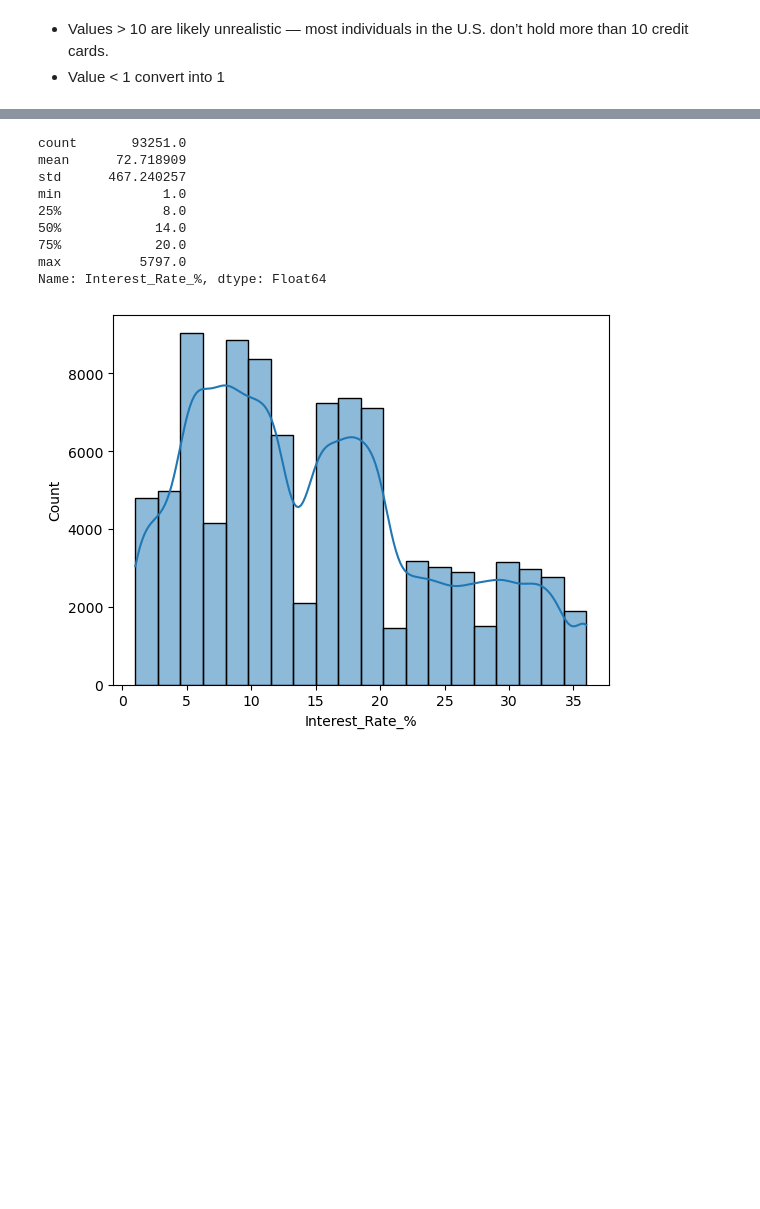
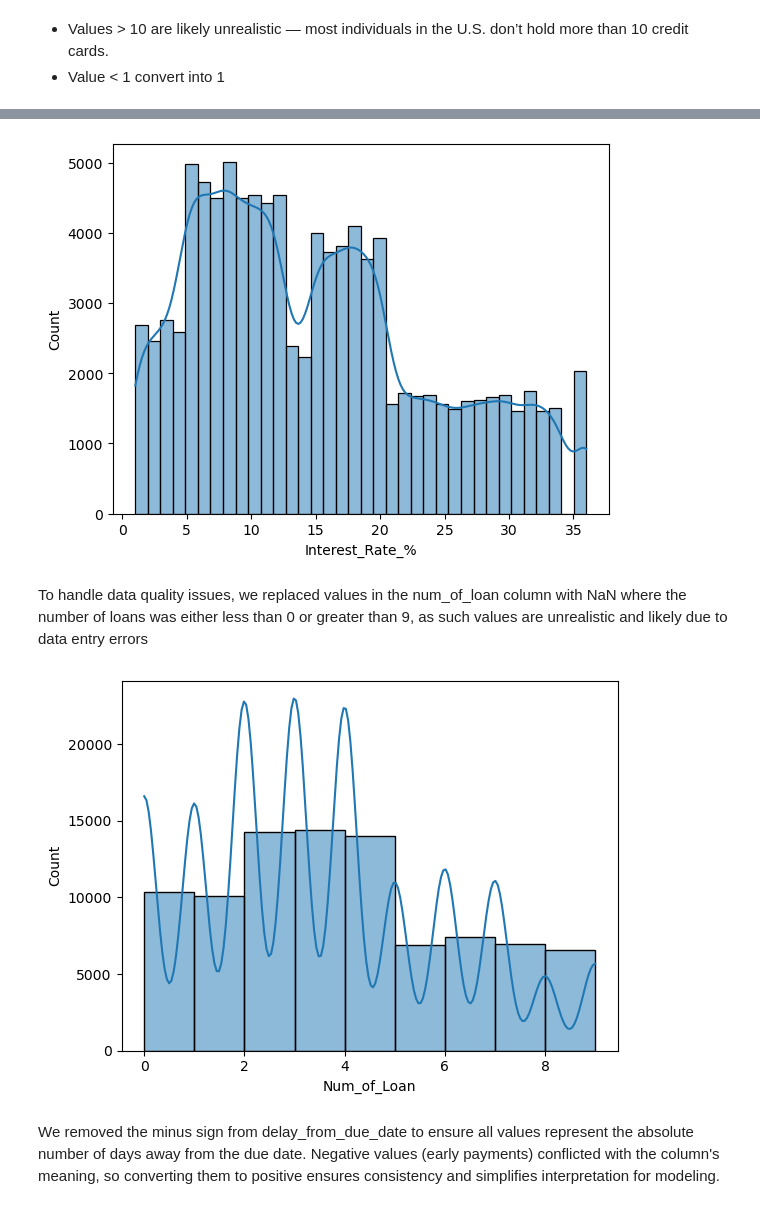
Before and after one commit to danisharain12/Credit-Score-Classification, a Jupyter notebook: Credit Score Classification.ipynb, the cells around one changed output, grey strips where cells are left out. Drawn from its saved outputs; the diff is of its cells as text; code cells hidden in the pictures; blank space fills up the shorter version.

```diff
--- a/Credit Score Classification.ipynb
+++ b/Credit Score Classification.ipynb
@@ -231,19 +230,7 @@ plt.show()
-# %%
-df['Interest_Rate_%'].describe()
-# %% [output]
-count       93251.0
-mean      72.718909
-std      467.240257
-min             1.0
-25%             8.0
-50%            14.0
-75%            20.0
-max          5797.0
-Name: Interest_Rate_%, dtype: Float64
 # %%
 df.loc[df['Interest_Rate_%'] > 36, 'Interest_Rate_%'] = 36
 # %%
-sns.histplot(data=df, x='Interest_Rate_%',bins=20, kde=True)
+sns.histplot(data=df, x='Interest_Rate_%',bins=36, kde=True)
 plt.show()
 # %% [output]
-[figure, old version]
+[figure, new version]
@@ -260,0 +237,11 @@ plt.show()
+# %% [markdown]
+To handle data quality issues, we replaced values in the num_of_loan column with NaN where the number of loans was either less than 0 or greater than 9, as such values are unrealistic and likely due to data entry errors
+# %%
+df.loc[(df['Num_of_Loan'] < 0) | (df['Num_of_Loan'] > 9), 'Num_of_Loan'] = np.nan
+# %%
+sns.histplot(data=df, x='Num_of_Loan',bins=9, kde=True)
+plt.show()
+# %% [output]
+[figure, added]
+# %% [markdown]
+We removed the minus sign from delay_from_due_date to ensure all values represent the absolute number of days away from the due date. Negative values (early payments) conflicted with the column's meaning, so converting them to positive ensures consistency and simplifies interpretation for modeling.
```
Also changed, not shown: parts of 32 cells of this notebook.
